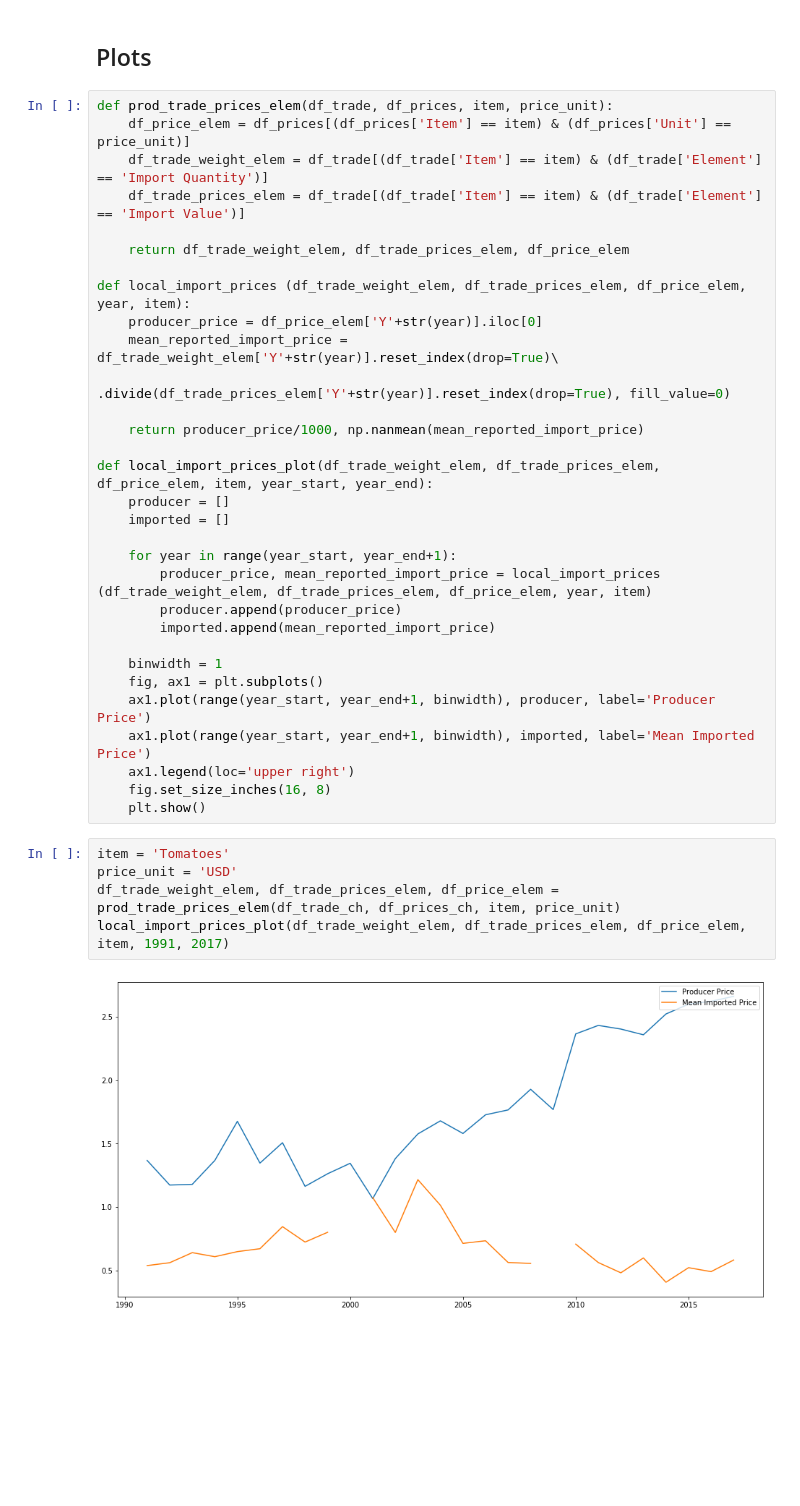
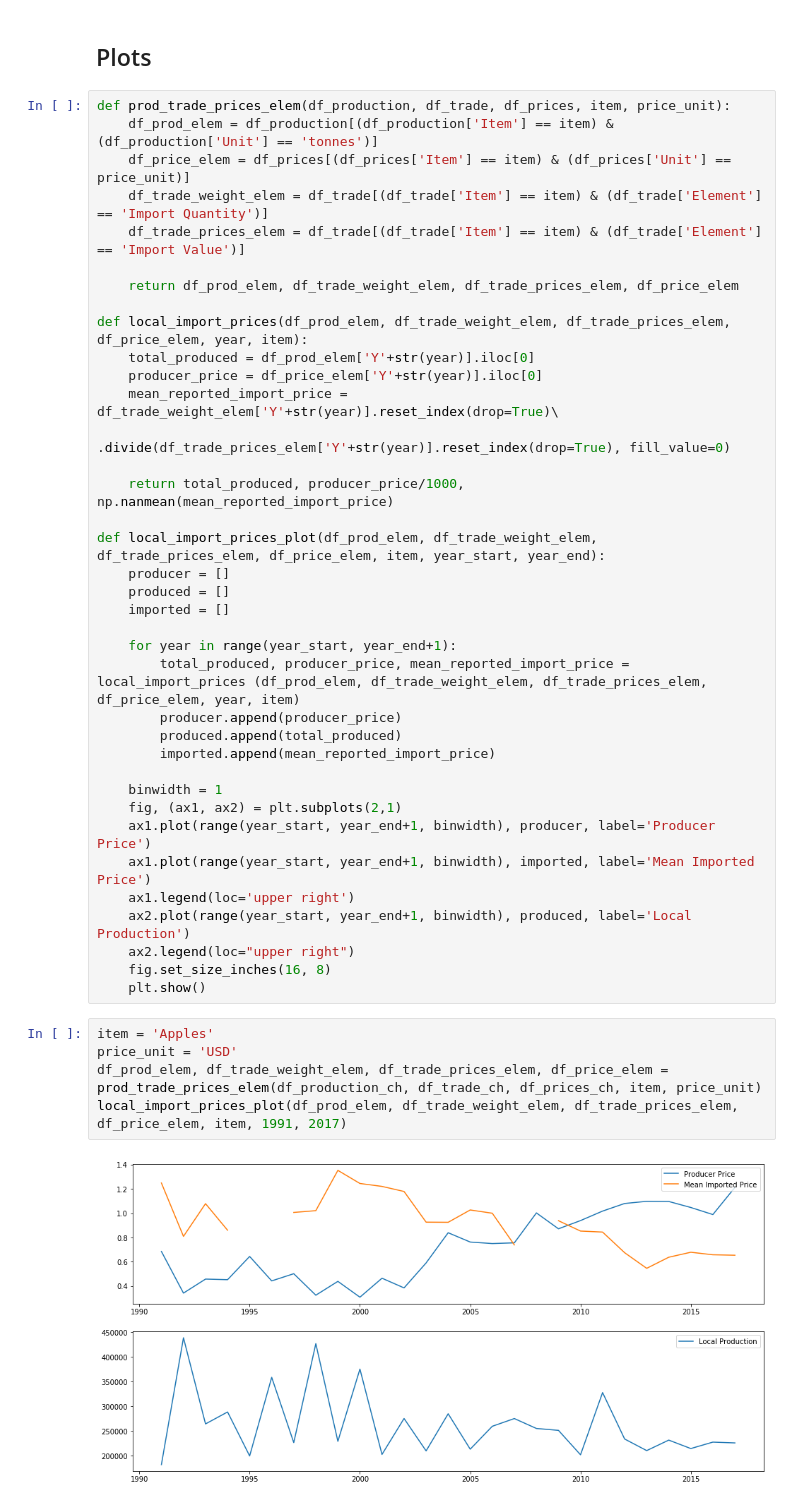
Before and after one commit to n-poulsen/GranADA, a Jupyter notebook: code/localConsumption.ipynb, the cells around one changed output. Cells and saved outputs as stored; diff of their text form; blank space fills up the shorter version.

Commit message:
Added price-to-production comparison

```diff
--- a/code/localConsumption.ipynb
+++ b/code/localConsumption.ipynb
@@ -211,40 +211,46 @@ fill_with_zero(df_prices_ch, year_start, year_end)
 # %% [markdown]
 ## Plots
 # %%
-def prod_trade_prices_elem(df_trade, df_prices, item, price_unit):
+def prod_trade_prices_elem(df_production, df_trade, df_prices, item, price_unit):
+    df_prod_elem = df_production[(df_production['Item'] == item) & (df_production['Unit'] == 'tonnes')]
     df_price_elem = df_prices[(df_prices['Item'] == item) & (df_prices['Unit'] == price_unit)]
     df_trade_weight_elem = df_trade[(df_trade['Item'] == item) & (df_trade['Element'] == 'Import Quantity')]
     df_trade_prices_elem = df_trade[(df_trade['Item'] == item) & (df_trade['Element'] == 'Import Value')]
 
-    return df_trade_weight_elem, df_trade_prices_elem, df_price_elem
+    return df_prod_elem, df_trade_weight_elem, df_trade_prices_elem, df_price_elem
 
-def local_import_prices (df_trade_weight_elem, df_trade_prices_elem, df_price_elem, year, item):
+def local_import_prices(df_prod_elem, df_trade_weight_elem, df_trade_prices_elem, df_price_elem, year, item):
+    total_produced = df_prod_elem['Y'+str(year)].iloc[0]
     producer_price = df_price_elem['Y'+str(year)].iloc[0]
     mean_reported_import_price = df_trade_weight_elem['Y'+str(year)].reset_index(drop=True)\
                                     .divide(df_trade_prices_elem['Y'+str(year)].reset_index(drop=True), fill_value=0)
 
-    return producer_price/1000, np.nanmean(mean_reported_import_price)
+    return total_produced, producer_price/1000, np.nanmean(mean_reported_import_price)
 
-def local_import_prices_plot(df_trade_weight_elem, df_trade_prices_elem, df_price_elem, item, year_start, year_end):
+def local_import_prices_plot(df_prod_elem, df_trade_weight_elem, df_trade_prices_elem, df_price_elem, item, year_start, year_end):
     producer = []
+    produced = []
     imported = []
 
     for year in range(year_start, year_end+1):
-        producer_price, mean_reported_import_price = local_import_prices (df_trade_weight_elem, df_trade_prices_elem, df_price_elem, year, item)
+        total_produced, producer_price, mean_reported_import_price = local_import_prices (df_prod_elem, df_trade_weight_elem, df_trade_prices_elem, df_price_elem, year, item)
         producer.append(producer_price)
+        produced.append(total_produced)
         imported.append(mean_reported_import_price)
 
     binwidth = 1
-    fig, ax1 = plt.subplots()
+    fig, (ax1, ax2) = plt.subplots(2,1)
     ax1.plot(range(year_start, year_end+1, binwidth), producer, label='Producer Price')
     ax1.plot(range(year_start, year_end+1, binwidth), imported, label='Mean Imported Price')
     ax1.legend(loc='upper right')
+    ax2.plot(range(year_start, year_end+1, binwidth), produced, label='Local Production')
+    ax2.legend(loc="upper right")
     fig.set_size_inches(16, 8)
     plt.show()
 # %%
-item = 'Tomatoes'
+item = 'Apples'
 price_unit = 'USD'
-df_trade_weight_elem, df_trade_prices_elem, df_price_elem = prod_trade_prices_elem(df_trade_ch, df_prices_ch, item, price_unit)
-local_import_prices_plot(df_trade_weight_elem, df_trade_prices_elem, df_price_elem, item, 1991, 2017)
+df_prod_elem, df_trade_weight_elem, df_trade_prices_elem, df_price_elem = prod_trade_prices_elem(df_production_ch, df_trade_ch, df_prices_ch, item, price_unit)
+local_import_prices_plot(df_prod_elem, df_trade_weight_elem, df_trade_prices_elem, df_price_elem, item, 1991, 2017)
 # %% [output]
-[figure, old version]
+[figure, new version]
```
